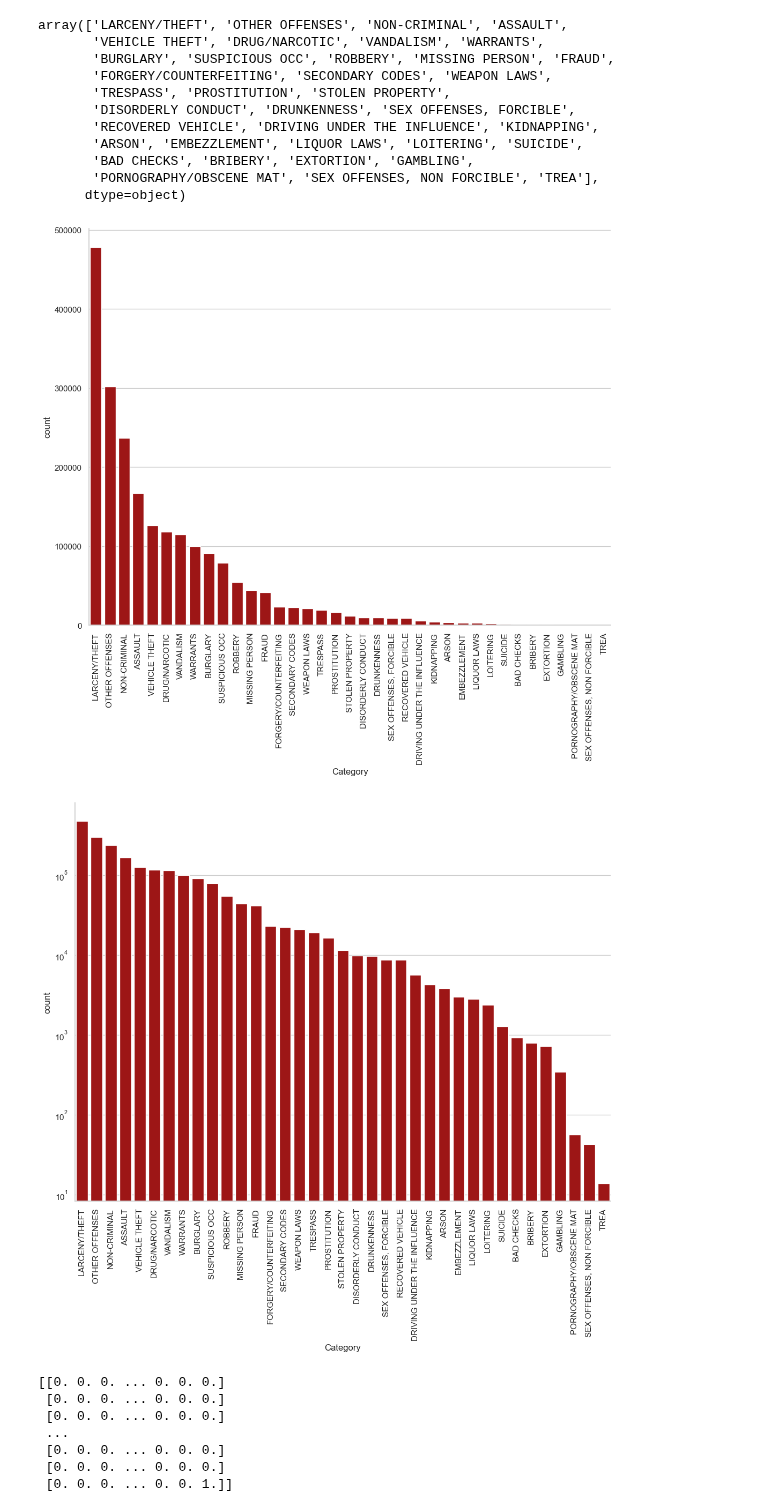
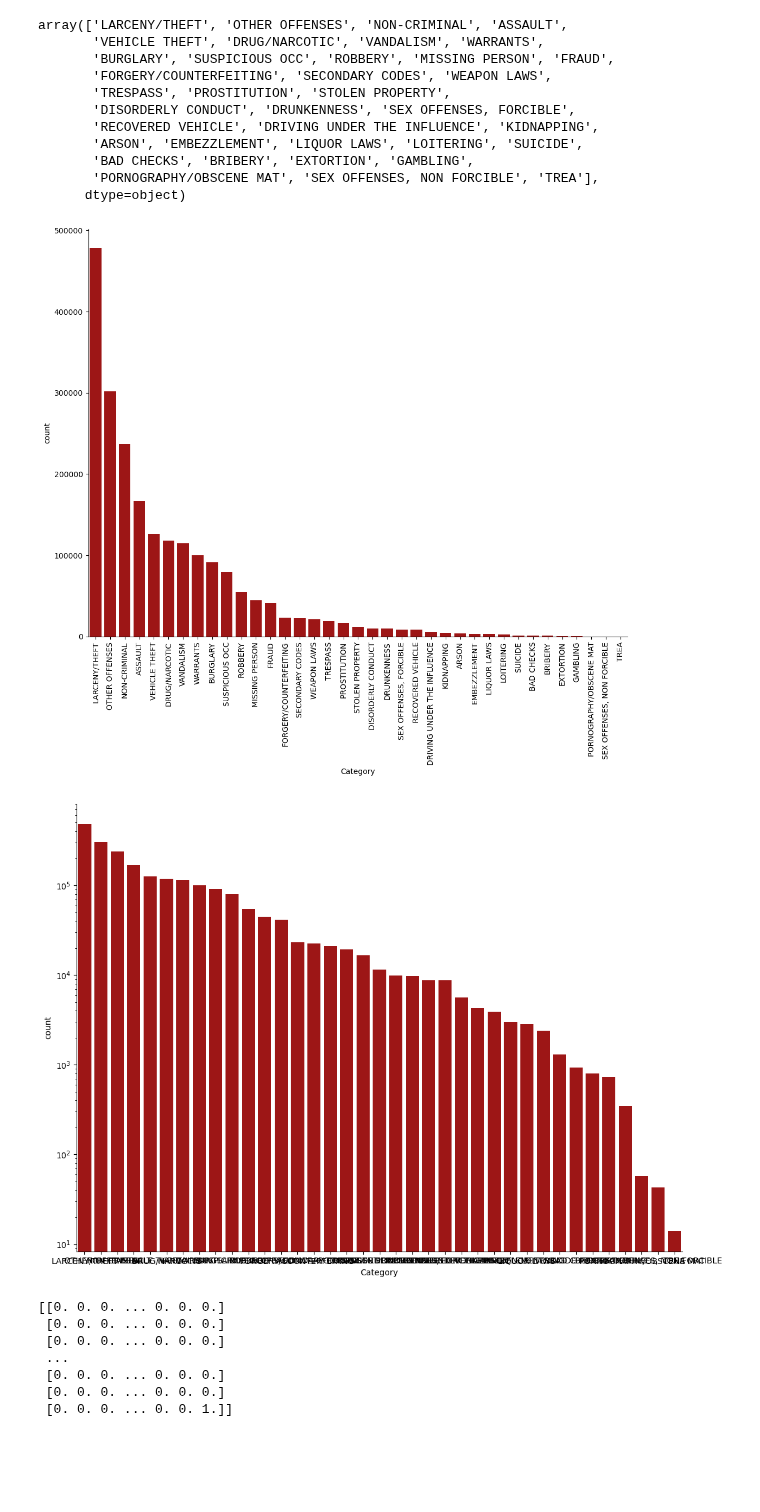
Before and after one commit to vivivaradi/socialdata2023, a Jupyter notebook: weeks/5-8/week5_Vivi.ipynb, the cells around one changed output. Saved outputs shown, nothing was run; the diff lists cells and outputs as text; code cells hidden in the pictures; blank space fills up the shorter version.

```diff
--- a/weeks/5-8/week5_Vivi.ipynb
+++ b/weeks/5-8/week5_Vivi.ipynb
@@ -37,15 +37,13 @@ array(['LARCENY/THEFT', 'OTHER OFFENSES', 'NON-CRIMINAL', 'ASSAULT',
        'PORNOGRAPHY/OBSCENE MAT', 'SEX OFFENSES, NON FORCIBLE', 'TREA'],
       dtype=object)
 # %%
-ticks = [0, 10000, 20000, 30000, 40000, 50000]
 g = sns.catplot(data=data, kind='count', x='Category', color="#B30000", order=plot_order, height=8.27, aspect=11.7/8.27)
 plt.xticks(rotation=90)
 glog = sns.catplot(data=data, kind='count', x='Category', log=True, color="#B30000", order=plot_order, height=8.27, aspect=11.7/8.27)
-plt.xticks(rotation=90)
 plt.show()
 # %% [output]
-[figure, old version]
+[figure, new version]
-[figure, old version]
+[figure, new version]
 # %%
 theftdata = data[(data.Y < 50) & (data.X<-122)]
 theftdata = theftdata[theftdata['Category'] == 'LARCENY/THEFT']
```
Also changed, not shown: parts of 4 cells of this notebook, 1 other file.
